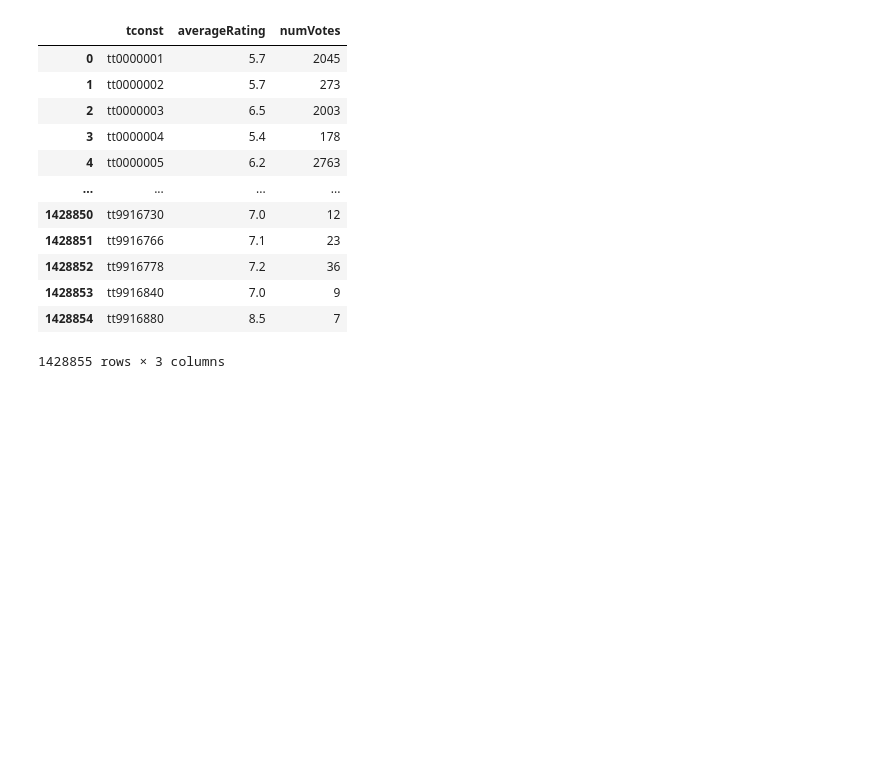
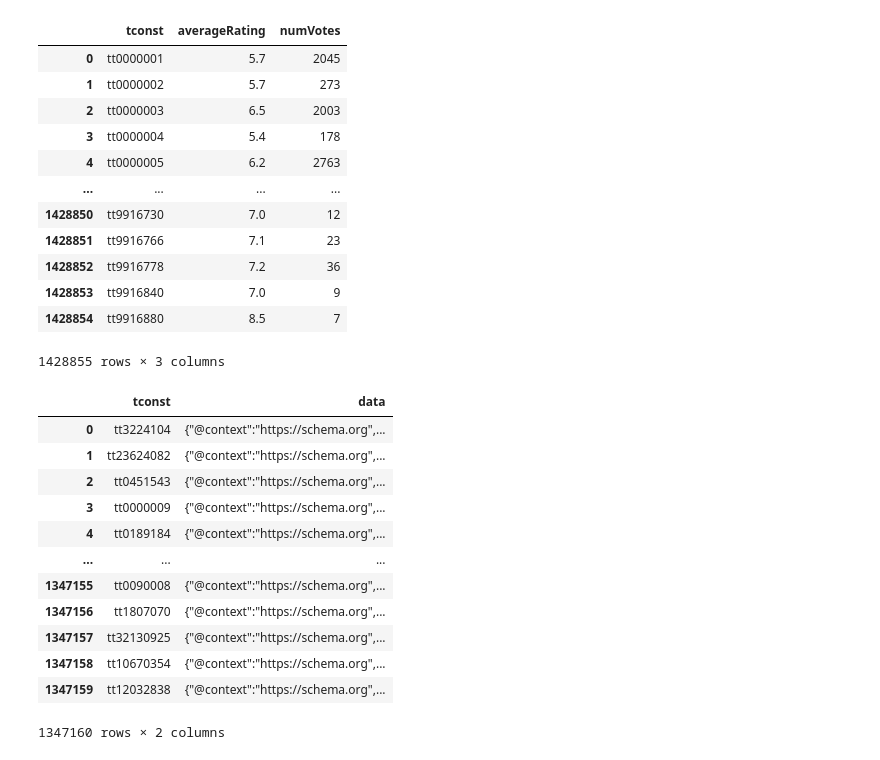
Before and after one commit to Dushnilas/recsys_data_analysis, a Jupyter notebook: analysys.ipynb, the cells around one changed output. Drawn from its saved outputs; the diff is of its cells as text; code cells hidden in the pictures; blank space fills up the shorter version.

```diff
--- a/analysys.ipynb
+++ b/analysys.ipynb
@@ -20,5 +11,5 @@ titlerakas
 # %%
-titlebasicxs = pd.read_csv(r"title.basics.tsv", sep = '\t')
+titlebasicxs = pd.read_csv(r"data/title.basics.tsv", sep = '\t')
 titlebasicxs
 # %% [output]
 |  | tconst | titleType | primaryTitle | originalTitle | isAdult | startYear | endYear | runtimeMinutes | genres |
@@ -46,7 +104,7 @@ with open("movie_codes.txt", "w", encoding="utf-8") as f:
 # %%
 # tt9916852
 temp = titlebasicxs[titlebasicxs["titleType"].isin(['movie', 'tvMovie', 'tvSeries'])]
-with open("movie_codes.txt", "w", encoding="utf-8") as f:
+with open("movie_codes_all.txt", "w", encoding="utf-8") as f:
     f.write("\n".join(temp["tconst"]))
 # %%
 with open("movie_codes.txt", "w", encoding="utf-8") as f:
@@ -85,3 +143,26 @@ titleratings
 | 1428853 | tt9916840 | 7.0 | 9 |
 | 1428854 | tt9916880 | 8.5 | 7 |
 1428855 rows × 3 columns
+# %%
+with open("parsed_data.csv", "r", encoding="utf-8") as f:
+    text = f.read().splitlines()
+columns = ['tconst', 'data']
+for t in range(len(text)):
+    text[t] = text[t].split(';', 1)
+# %%
+parsed_data = pd.DataFrame(text, columns=columns)
+parsed_data
+# %% [output]
+|  | tconst | data |
+| 0 | tt3224104 | {"@context":"https://schema.org",... |
+| 1 | tt23624082 | {"@context":"https://schema.org",... |
+| 2 | tt0451543 | {"@context":"https://schema.org",... |
+| 3 | tt0000009 | {"@context":"https://schema.org",... |
+| 4 | tt0189184 | {"@context":"https://schema.org",... |
+| ... | ... | ... |
+| 1347155 | tt0090008 | {"@context":"https://schema.org",... |
+| 1347156 | tt1807070 | {"@context":"https://schema.org",... |
+| 1347157 | tt32130925 | {"@context":"https://schema.org",... |
+| 1347158 | tt10670354 | {"@context":"https://schema.org",... |
+| 1347159 | tt12032838 | {"@context":"https://schema.org",... |
+1347160 rows × 2 columns
```
Also changed, not shown: parts of 9 cells of this notebook.
